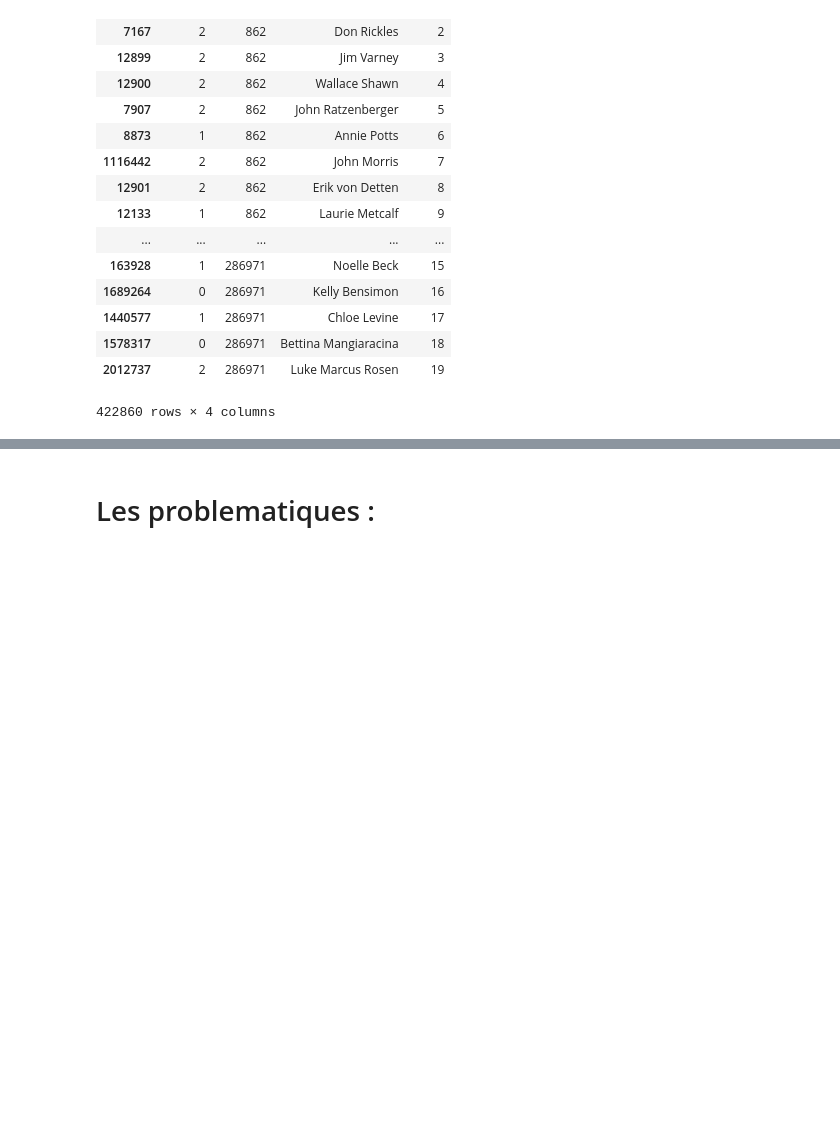
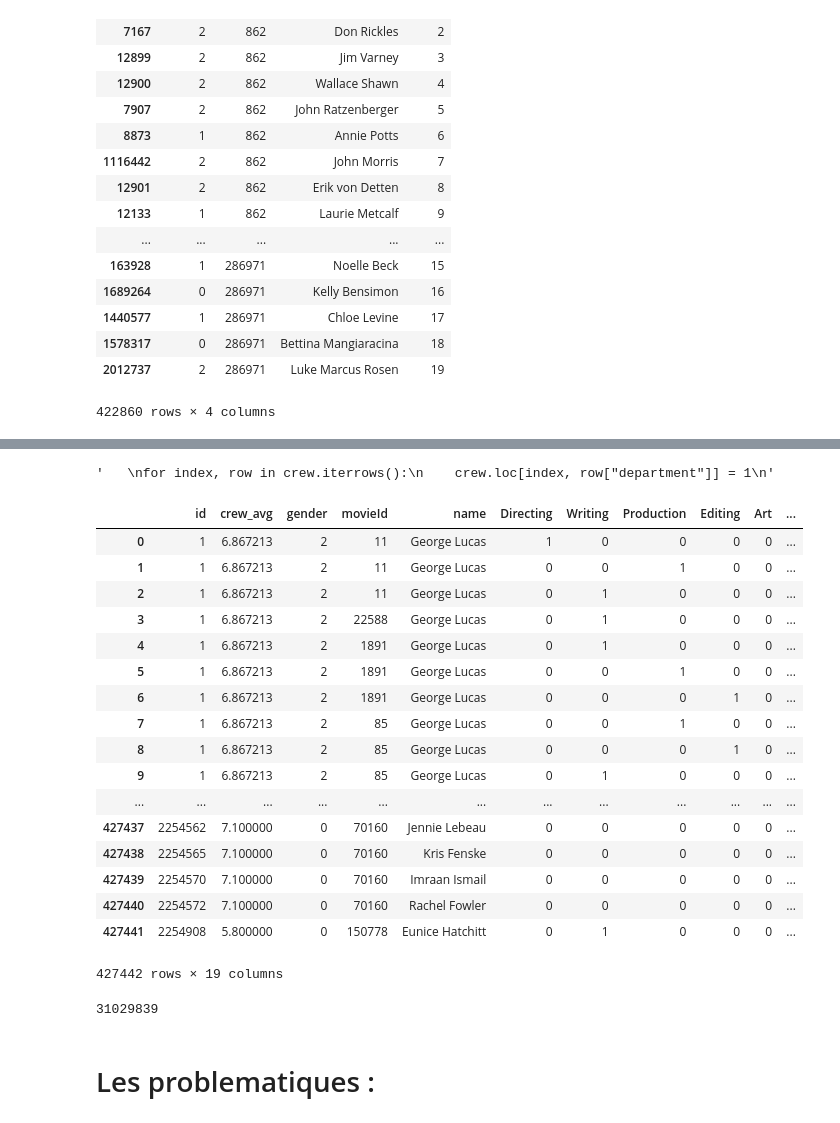
Before and after one commit to chekirou/Machine-learning-on-IMDB, a Jupyter notebook: projet.ipynb, the cells around one changed output, grey strips where cells are left out. Saved outputs shown, nothing was run; the diff lists cells and outputs as text; code cells hidden in the pictures; blank space fills up the shorter version.

```diff
--- a/projet.ipynb
+++ b/projet.ipynb
@@ -192,0 +356,6 @@ movies.set_index('id')
+# %%
+crew = crew.drop("credit_id", axis=1)
+crew = crew.drop("profile_path", axis=1)
+crew = crew.drop("job", axis=1)
+#crew = crew.drop("id", axis=1)
+crew = crew.dropna()
@@ -192,0 +371,38 @@ movies.set_index('id')
+# %%
+departement = crew['department'].unique().tolist()
+
+for i in departement:
+    crew[i] = 0
+'''
+for index, row in crew.iterrows():
+    crew.loc[index, row["department"]] = 1
+'''
+# %% [output]
+'   \nfor index, row in crew.iterrows():\n    crew.loc[index, row["department"]] = 1\n'
+# %%
+for i in departement:
+    crew.loc[crew.department == i , i] = 1
+    crew.loc[crew.department != i , i] = 0
+# %%
+crew = crew.drop("department", axis=1)
+# %%
+crew
+# %% [output]
+|  | id | crew_avg | gender | movieId | name | Directing | Writing | Production | Editing | Art | ... |
+| 0 | 1 | 6.867213 | 2 | 11 | George Lucas | 1 | 0 | 0 | 0 | 0 | ... |
+| 1 | 1 | 6.867213 | 2 | 11 | George Lucas | 0 | 0 | 1 | 0 | 0 | ... |
+| 2 | 1 | 6.867213 | 2 | 11 | George Lucas | 0 | 1 | 0 | 0 | 0 | ... |
+| 3 | 1 | 6.867213 | 2 | 22588 | George Lucas | 0 | 1 | 0 | 0 | 0 | ... |
+| 4 | 1 | 6.867213 | 2 | 1891 | George Lucas | 0 | 1 | 0 | 0 | 0 | ... |
+| 5 | 1 | 6.867213 | 2 | 1891 | George Lucas | 0 | 0 | 1 | 0 | 0 | ... |
+| 6 | 1 | 6.867213 | 2 | 1891 | George Lucas | 0 | 0 | 0 | 1 | 0 | ... |
+| 7 | 1 | 6.867213 | 2 | 85 | George Lucas | 0 | 0 | 1 | 0 | 0 | ... |
+| 8 | 1 | 6.867213 | 2 | 85 | George Lucas | 0 | 0 | 0 | 1 | 0 | ... |
+| 9 | 1 | 6.867213 | 2 | 85 | George Lucas | 0 | 1 | 0 | 0 | 0 | ... |
+| ... | ... | ... | ... | ... | ... | ... | ... | ... | ... | ... | ... |
+| 427437 | 2254562 | 7.100000 | 0 | 70160 | Jennie Lebeau | 0 | 0 | 0 | 0 | 0 | ... |
+| 427438 | 2254565 | 7.100000 | 0 | 70160 | Kris Fenske | 0 | 0 | 0 | 0 | 0 | ... |
+| 427439 | 2254570 | 7.100000 | 0 | 70160 | Imraan Ismail | 0 | 0 | 0 | 0 | 0 | ... |
+| 427440 | 2254572 | 7.100000 | 0 | 70160 | Rachel Fowler | 0 | 0 | 0 | 0 | 0 | ... |
+| 427441 | 2254908 | 5.800000 | 0 | 150778 | Eunice Hatchitt | 0 | 1 | 0 | 0 | 0 | ... |
+427442 rows × 19 columns
@@ -192,0 +416,5 @@ movies.set_index('id')
+# %%
+fichier = open("data/clean_crew.csv", "w", encoding="utf-8")
+fichier.write(crew.to_csv(index=False))
+# %% [output]
+31029839
```
Also changed, not shown: parts of 50 cells of this notebook.
